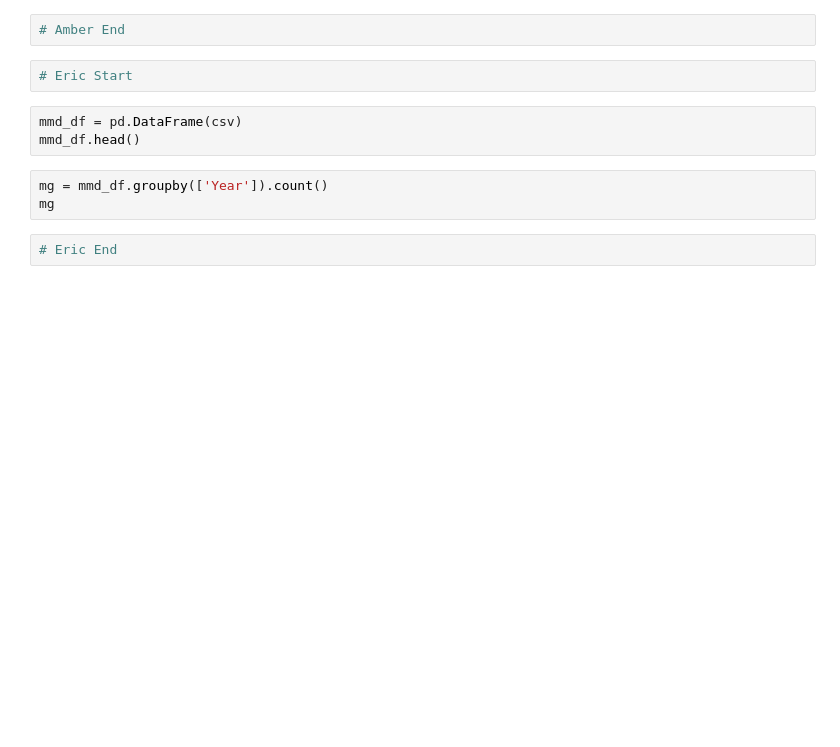
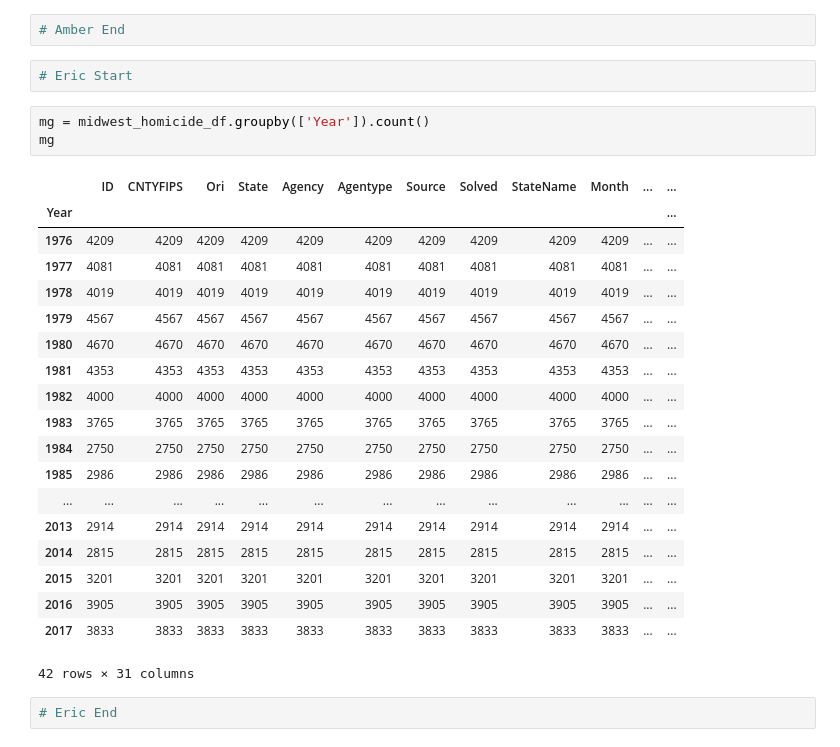
Before and after one commit to bendgame/Project-one, a Jupyter notebook: ProjectOne-Master.ipynb, the cells around one changed output. Saved outputs shown, nothing was run; the diff lists cells and outputs as text; blank space fills up the shorter version.

Commit message:
reducing initial dataset down to just midwest

```diff
--- a/ProjectOne-Master.ipynb
+++ b/ProjectOne-Master.ipynb
@@ -12,12 +20,29 @@ csv = pd.read_csv(file)
 # Amber End
 # %%
 # Eric Start
-# %%
-mmd_df = pd.DataFrame(csv)
-mmd_df.head()
 # %%
-mg = mmd_df.groupby(['Year']).count()
+mg = midwest_homicide_df.groupby(['Year']).count()
 mg
+# %% [output]
+|  | ID | CNTYFIPS | Ori | State | Agency | Agentype | Source | Solved | StateName | Month | ... | ... |
+| Year |  |  |  |  |  |  |  |  |  |  |  | ... |
+| 1976 | 4209 | 4209 | 4209 | 4209 | 4209 | 4209 | 4209 | 4209 | 4209 | 4209 | ... | ... |
+| 1977 | 4081 | 4081 | 4081 | 4081 | 4081 | 4081 | 4081 | 4081 | 4081 | 4081 | ... | ... |
+| 1978 | 4019 | 4019 | 4019 | 4019 | 4019 | 4019 | 4019 | 4019 | 4019 | 4019 | ... | ... |
+| 1979 | 4567 | 4567 | 4567 | 4567 | 4567 | 4567 | 4567 | 4567 | 4567 | 4567 | ... | ... |
+| 1980 | 4670 | 4670 | 4670 | 4670 | 4670 | 4670 | 4670 | 4670 | 4670 | 4670 | ... | ... |
+| 1981 | 4353 | 4353 | 4353 | 4353 | 4353 | 4353 | 4353 | 4353 | 4353 | 4353 | ... | ... |
+| 1982 | 4000 | 4000 | 4000 | 4000 | 4000 | 4000 | 4000 | 4000 | 4000 | 4000 | ... | ... |
+| 1983 | 3765 | 3765 | 3765 | 3765 | 3765 | 3765 | 3765 | 3765 | 3765 | 3765 | ... | ... |
+| 1984 | 2750 | 2750 | 2750 | 2750 | 2750 | 2750 | 2750 | 2750 | 2750 | 2750 | ... | ... |
+| 1985 | 2986 | 2986 | 2986 | 2986 | 2986 | 2986 | 2986 | 2986 | 2986 | 2986 | ... | ... |
+| ... | ... | ... | ... | ... | ... | ... | ... | ... | ... | ... | ... | ... |
+| 2013 | 2914 | 2914 | 2914 | 2914 | 2914 | 2914 | 2914 | 2914 | 2914 | 2914 | ... | ... |
+| 2014 | 2815 | 2815 | 2815 | 2815 | 2815 | 2815 | 2815 | 2815 | 2815 | 2815 | ... | ... |
+| 2015 | 3201 | 3201 | 3201 | 3201 | 3201 | 3201 | 3201 | 3201 | 3201 | 3201 | ... | ... |
+| 2016 | 3905 | 3905 | 3905 | 3905 | 3905 | 3905 | 3905 | 3905 | 3905 | 3905 | ... | ... |
+| 2017 | 3833 | 3833 | 3833 | 3833 | 3833 | 3833 | 3833 | 3833 | 3833 | 3833 | ... | ... |
+42 rows × 31 columns
 # %%
 # Eric End
 # %%
```
Also changed, not shown: parts of 10 cells of this notebook, 3 other files.
